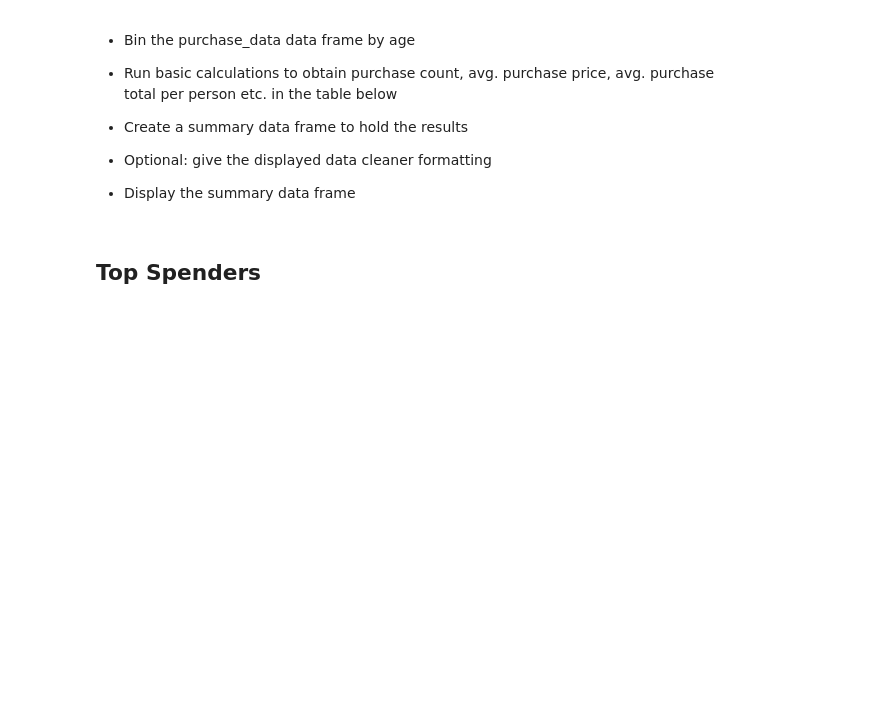
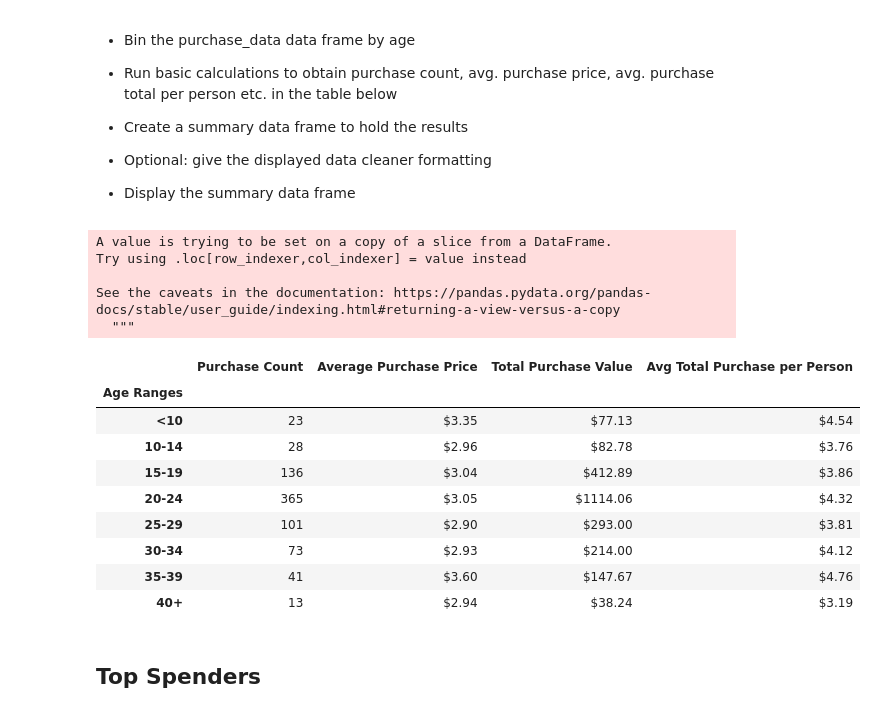
Before and after one commit to JWatson1102/pandas-challenge, a Jupyter notebook: HeroesOfPymoli/HeroesOfPymoli_starter.ipynb, the cells around one changed output. Saved outputs shown, nothing was run; the diff lists cells and outputs as text; code cells hidden in the pictures; blank space fills up the shorter version.

```diff
--- a/HeroesOfPymoli/HeroesOfPymoli_starter.ipynb
+++ b/HeroesOfPymoli/HeroesOfPymoli_starter.ipynb
@@ -236,6 +235,55 @@ age_ranges = ['<10','10-14','15-19','20-24','25-29','30-34','35-39','40+']
 
 
 * Display the summary data frame
+# %%
+#creates a new data frame with the only the Age and Price columns
+age_purchase_data = (purchase_data[['Age','Price']])
+
+#uses bins to create a new series and label each user based on their age range
+age_purchase_data['Age Ranges'] = pd.cut(age_purchase_data['Age'],ages,labels=age_ranges,include_lowest=True)
+
+#groups our users by their age ranges
+grouped_by_ages = age_purchase_data.groupby('Age Ranges')
+
+#calculates the number of purchases in each age group, as well as the average amount spent
+#and the total amount spent
+age_count = grouped_by_ages.count()['Age']
+avg_spent = grouped_by_ages.mean()['Price']
+total_spent = grouped_by_ages.sum()['Price']
+
+#creates a new data frame to hold the series we generated above
+age_analysis = pd.DataFrame({
+    'Purchase Count': age_count,
+    'Average Purchase Price':avg_spent,
+    'Total Purchase Value':total_spent
+})
+
+#calculates the average amount spend by each person in an age group
+#and then adds that series to the data frame
+age_analysis['Avg Total Purchase per Person'] = (age_analysis['Total Purchase Value'] / age_demos['Total Count'])
+
+#formats the data frame
+age_analysis['Average Purchase Price'] = age_analysis['Average Purchase Price'].map('${:.2f}'.format)
+age_analysis['Total Purchase Value'] = age_analysis['Total Purchase Value'].map('${:.2f}'.format)
+age_analysis['Avg Total Purchase per Person'] = age_analysis['Avg Total Purchase per Person'].map('${:.2f}'.format)
+
+age_analysis
+# %% [output]
+A value is trying to be set on a copy of a slice from a DataFrame.
+Try using .loc[row_indexer,col_indexer] = value instead
+
+See the caveats in the documentation: https://pandas.pydata.org/pandas-docs/stable/user_guide/indexing.html#returning-a-view-versus-a-copy
+  """
+|  | Purchase Count | Average Purchase Price | Total Purchase Value | Avg Total Purchase per Person |
+| Age Ranges |  |  |  |  |
+| <10 | 23 | $3.35 | $77.13 | $4.54 |
+| 10-14 | 28 | $2.96 | $82.78 | $3.76 |
+| 15-19 | 136 | $3.04 | $412.89 | $3.86 |
+| 20-24 | 365 | $3.05 | $1114.06 | $4.32 |
+| 25-29 | 101 | $2.90 | $293.00 | $3.81 |
+| 30-34 | 73 | $2.93 | $214.00 | $4.12 |
+| 35-39 | 41 | $3.60 | $147.67 | $4.76 |
+| 40+ | 13 | $2.94 | $38.24 | $3.19 |
 # %% [markdown]
 ## Top Spenders
 # %% [markdown]
```
Also changed, not shown: parts of 10 cells of this notebook.
